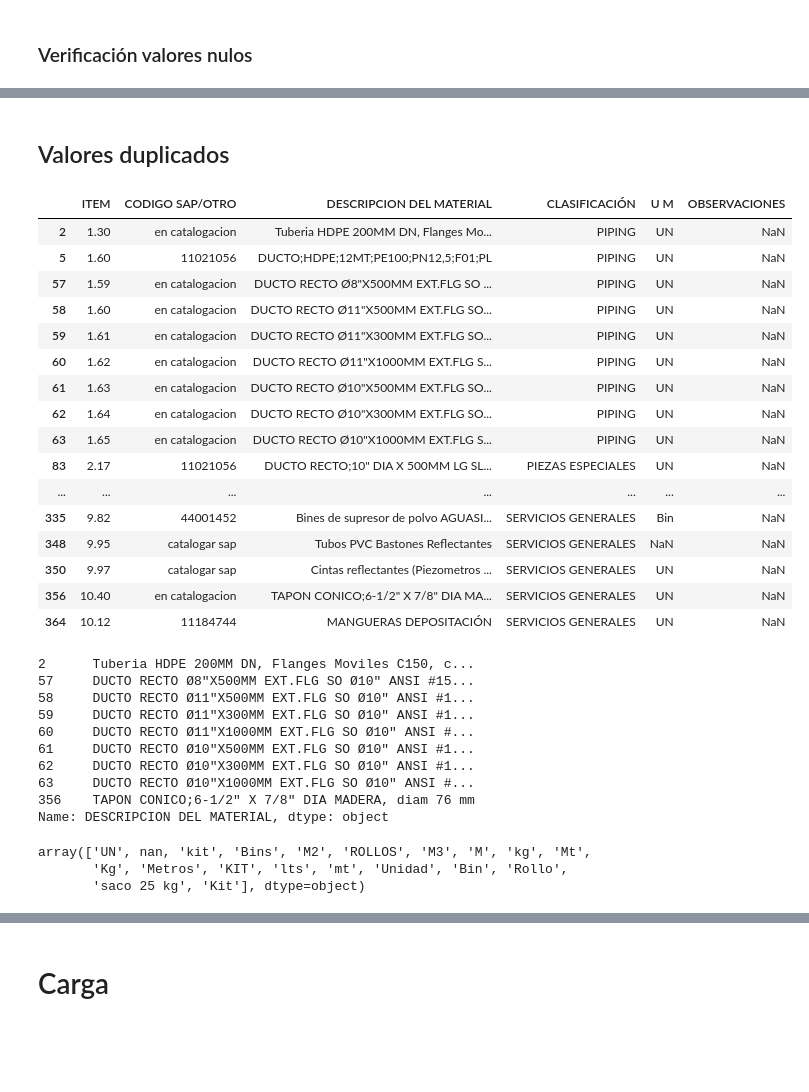
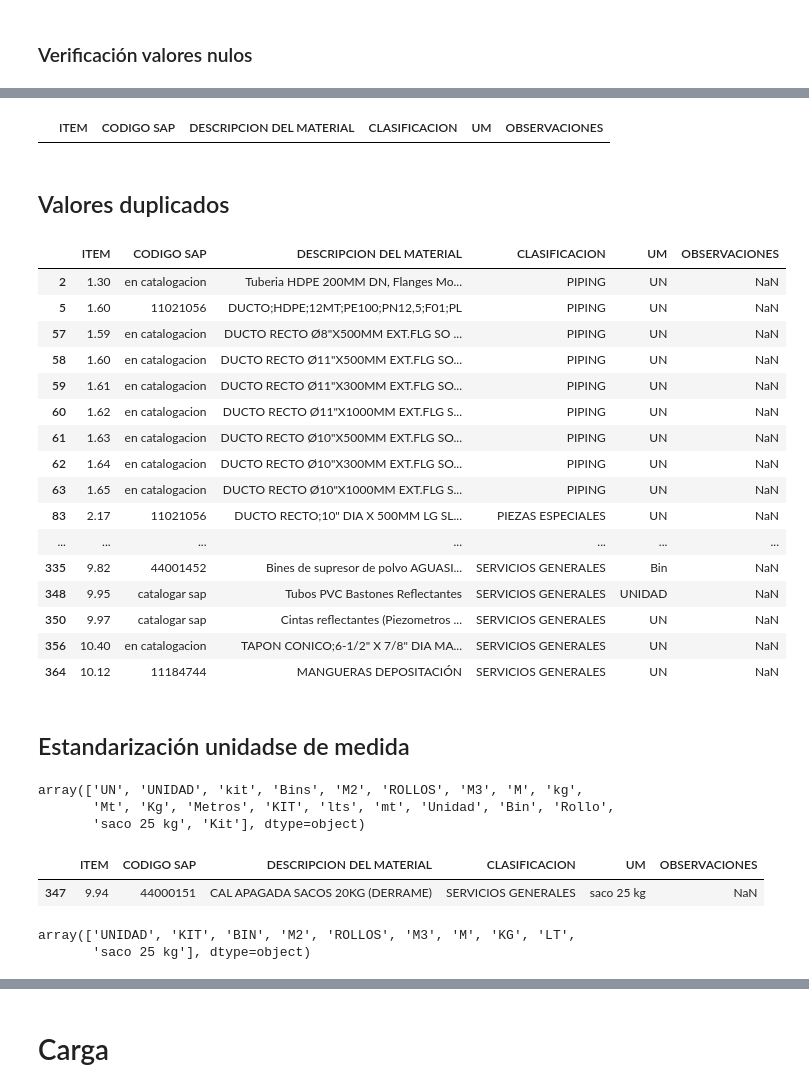
Before and after one commit to farodd/proyecto-inventario, a Jupyter notebook: notebooks/etl_insumos.ipynb, the cells around one changed output, grey strips where cells are left out. Saved outputs shown, nothing was run; the diff lists cells and outputs as text; code cells hidden in the pictures; blank space fills up the shorter version.

Commit message:
add the last update for etl insumos file

```diff
--- a/notebooks/etl_insumos.ipynb
+++ b/notebooks/etl_insumos.ipynb
@@ -74,8 +84,8 @@ array(['PIPING ', 'PIEZAS ESPECIALES', 'VALVULAS', 'HUMECTACIÓN ',
        nan, 'RIEGO MURO TRANQUE', 'INSTRUMENTACIÓN GEOTECNICA'],
       dtype=object)
 # %%
-insumos['CLASIFICACIÓN'] = insumos['CLASIFICACIÓN'].str.strip()
-insumos['CLASIFICACIÓN'].unique()
+insumos['CLASIFICACION'] = insumos['CLASIFICACION'].str.strip()
+insumos['CLASIFICACION'].unique()
 # %% [output]
 array(['PIPING', 'PIEZAS ESPECIALES', 'VALVULAS', 'HUMECTACIÓN',
        'PIEZÓMETROS', 'IMPERMEABILIAZACIÓN', 'OBRAS CIVILES',
@@ -87,4 +108,5 @@ array(['PIPING', 'PIEZAS ESPECIALES', 'VALVULAS', 'HUMECTACIÓN',
 # %%
 # Revisión de valores nulos en la columna CLASIFICACIÓN
-insumos[insumos['CLASIFICACIÓN'].isnull()]
-# TODO: llenar clasificación NaN
+insumos[insumos['CLASIFICACION'].isnull()]
+# TODO: llenar clasificación NaN --> SE COMPLETA CON 'PIEZAS ESPECIALIES'
+insumos.loc[insumos['CLASIFICACION'].isnull(), 'CLASIFICACION'] = 'PIEZAS ESPECIALIES'
@@ -94,3 +119,4 @@ insumos[insumos['CLASIFICACIÓN'].isnull()]
 # %%
-insumos[insumos['CODIGO SAP/OTRO'].isnull()]
-# TODO: Considerar iluminación empalizada como categoría?
+insumos[insumos['CODIGO SAP'].isnull()]
+# TODO: Considerar iluminación empalizada como categoría?--> sE ELIMINA FILA YA QUE NO APORTA INFORMACIÓN
+insumos = insumos.dropna(subset=['CODIGO SAP'])
@@ -100,3 +136,3 @@ insumos[insumos['CODIGO SAP/OTRO'].isnull()]
 # %%
-insumos[insumos['U M'].isnull()]
-# TODO: Llenar unidades de medida faltantes
+# TODO: Llenar unidades de medida faltantes --> SE COMPLETA CON 'UNIDAD'
+insumos.loc[insumos['UM'].isnull(), 'UM'] = 'UNIDAD'
@@ -110,9 +139,13 @@ insumos[insumos['U M'].isnull()]
+# %%
+insumos[insumos['UM'].isnull()]
+# %% [output]
+|  | ITEM | CODIGO SAP | DESCRIPCION DEL MATERIAL | CLASIFICACION | UM | OBSERVACIONES |
 # %% [markdown]
 ## Valores duplicados
 # %%
-insumos[insumos['CODIGO SAP/OTRO'].duplicated(keep=False)]
+insumos[insumos['CODIGO SAP'].duplicated(keep=False)]
 # %% [output]
-|  | ITEM | CODIGO SAP/OTRO | DESCRIPCION DEL MATERIAL | CLASIFICACIÓN | U M | OBSERVACIONES |
+|  | ITEM | CODIGO SAP | DESCRIPCION DEL MATERIAL | CLASIFICACION | UM | OBSERVACIONES |
 | 2 | 1.30 | en catalogacion | Tuberia HDPE 200MM DN, Flanges Mo... | PIPING | UN | NaN |
 | 5 | 1.60 | 11021056 | DUCTO;HDPE;12MT;PE100;PN12,5;F01;PL | PIPING | UN | NaN |
 | 57 | 1.59 | en catalogacion | DUCTO RECTO Ø8"X500MM EXT.FLG SO ... | PIPING | UN | NaN |
@@ -125,7 +158,7 @@ insumos[insumos['CODIGO SAP/OTRO'].duplicated(keep=False)]
 | 83 | 2.17 | 11021056 | DUCTO RECTO;10" DIA X 500MM LG SL... | PIEZAS ESPECIALES | UN | NaN |
 | ... | ... | ... | ... | ... | ... | ... |
 | 335 | 9.82 | 44001452 | Bines de supresor de polvo AGUASI... | SERVICIOS GENERALES | Bin | NaN |
-| 348 | 9.95 | catalogar sap | Tubos PVC Bastones Reflectantes | SERVICIOS GENERALES | NaN | NaN |
+| 348 | 9.95 | catalogar sap | Tubos PVC Bastones Reflectantes | SERVICIOS GENERALES | UNIDAD | NaN |
 | 350 | 9.97 | catalogar sap | Cintas reflectantes (Piezometros ... | SERVICIOS GENERALES | UN | NaN |
 | 356 | 10.40 | en catalogacion | TAPON CONICO;6-1/2" X 7/8" DIA MA... | SERVICIOS GENERALES | UN | NaN |
 | 364 | 10.12 | 11184744 | MANGUERAS DEPOSITACIÓN | SERVICIOS GENERALES | UN | NaN |
@@ -134,23 +168,31 @@ codigos_duplicados = insumos[insumos['CODIGO SAP/OTRO'].duplicated(keep=False)][
-# %%
-insumos[insumos['CODIGO SAP/OTRO'] == 'en catalogacion']['DESCRIPCION DEL MATERIAL']
-# %% [output]
-2      Tuberia HDPE 200MM DN, Flanges Moviles C150, c...
-57     DUCTO RECTO Ø8"X500MM EXT.FLG SO Ø10" ANSI #15...
-58     DUCTO RECTO Ø11"X500MM EXT.FLG SO Ø10" ANSI #1...
-59     DUCTO RECTO Ø11"X300MM EXT.FLG SO Ø10" ANSI #1...
-60     DUCTO RECTO Ø11"X1000MM EXT.FLG SO Ø10" ANSI #...
-61     DUCTO RECTO Ø10"X500MM EXT.FLG SO Ø10" ANSI #1...
-62     DUCTO RECTO Ø10"X300MM EXT.FLG SO Ø10" ANSI #1...
-63     DUCTO RECTO Ø10"X1000MM EXT.FLG SO Ø10" ANSI #...
-356    TAPON CONICO;6-1/2" X 7/8" DIA MADERA, diam 76 mm
-Name: DESCRIPCION DEL MATERIAL, dtype: object
+# %% [markdown]
+## Estandarización unidadse de medida
+# %%
+insumos['UM'].unique()
+# %% [output]
+array(['UN', 'UNIDAD', 'kit', 'Bins', 'M2', 'ROLLOS', 'M3', 'M', 'kg',
+       'Mt', 'Kg', 'Metros', 'KIT', 'lts', 'mt', 'Unidad', 'Bin', 'Rollo',
+       'saco 25 kg', 'Kit'], dtype=object)
 # %%
-insumos['U M'].unique()
-# TODO: Corregir UM inconsistentes
+# TODO: Corregir UM inconsistentes --> Se estandarizan las UM para no repetirlas
+insumos.loc[insumos['UM'].isin({'UN', 'Unidad'}), 'UM'] = 'UNIDAD'
+insumos.loc[insumos['UM'].isin({'kit', 'Kit'}), 'UM'] = 'KIT'
+insumos.loc[insumos['UM'].isin({'Bins', 'Bin'}), 'UM'] = 'BIN'
+insumos.loc[insumos['UM'].isin({'Mt', 'Metros', 'mt'}), 'UM'] = 'M'
+insumos.loc[insumos['UM'].isin({'kg', 'Kg',}), 'UM'] = 'KG'
+insumos.loc[insumos['UM'] == 'lts', 'UM'] = 'LT'
+insumos.loc[insumos['UM'] == 'Rollo', 'UM'] = 'LT'
-# %% [output]
-array(['UN', nan, 'kit', 'Bins', 'M2', 'ROLLOS', 'M3', 'M', 'kg', 'Mt',
-       'Kg', 'Metros', 'KIT', 'lts', 'mt', 'Unidad', 'Bin', 'Rollo',
-       'saco 25 kg', 'Kit'], dtype=object)
+# %%
+insumos[insumos['UM'] == 'saco 25 kg']
+# TODO: DEJAR PARA MODIFICAR CUANDO SE TENGA FORMULARIO DE INGRESO DE DATOS
+# %% [output]
+|  | ITEM | CODIGO SAP | DESCRIPCION DEL MATERIAL | CLASIFICACION | UM | OBSERVACIONES |
+| 347 | 9.94 | 44000151 | CAL APAGADA SACOS 20KG (DERRAME) | SERVICIOS GENERALES | saco 25 kg | NaN |
+# %%
+insumos['UM'].unique()
+# %% [output]
+array(['UNIDAD', 'KIT', 'BIN', 'M2', 'ROLLOS', 'M3', 'M', 'KG', 'LT',
+       'saco 25 kg'], dtype=object)
 # %%
 insumos.head(3)
 # %% [output]
```
Also changed, not shown: parts of 26 cells of this notebook.
